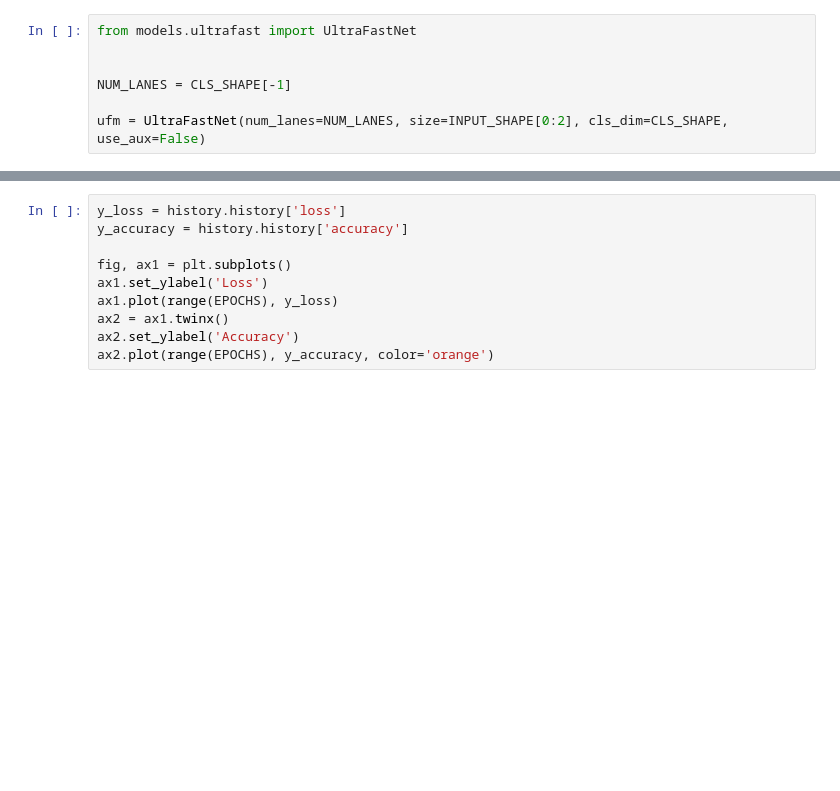
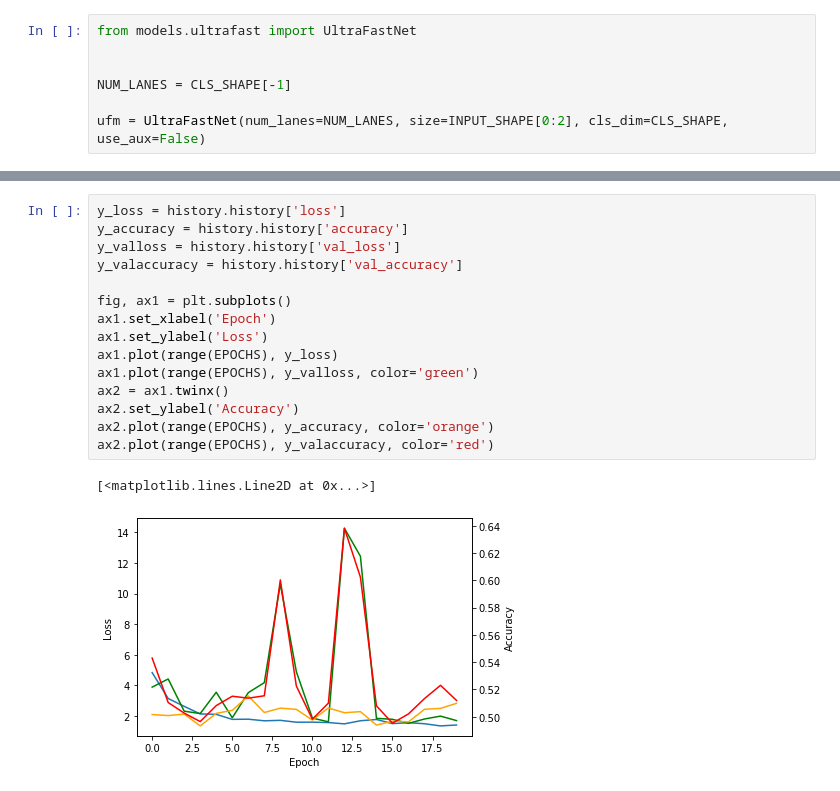
Before and after one commit to markus-k/ultrafast-lane-detection-tf2, a Jupyter notebook: Train.ipynb, the cells around one changed output, grey strips where cells are left out. Drawn from its saved outputs; the diff is of its cells as text; blank space fills up the shorter version.

```diff
--- a/Train.ipynb
+++ b/Train.ipynb
@@ -274,10 +286,18 @@ tf.Tensor(0.9999999, shape=(), dtype=float32)
 # %%
 y_loss = history.history['loss']
 y_accuracy = history.history['accuracy']
+y_valloss = history.history['val_loss']
+y_valaccuracy = history.history['val_accuracy']
 
 fig, ax1 = plt.subplots()
+ax1.set_xlabel('Epoch')
 ax1.set_ylabel('Loss')
 ax1.plot(range(EPOCHS), y_loss)
+ax1.plot(range(EPOCHS), y_valloss, color='green')
 ax2 = ax1.twinx()
 ax2.set_ylabel('Accuracy')
 ax2.plot(range(EPOCHS), y_accuracy, color='orange')
+ax2.plot(range(EPOCHS), y_valaccuracy, color='red')
+# %% [output]
+[<matplotlib.lines.Line2D at 0x...>]
+[figure, added]
```
Also changed, not shown: parts of 5 cells of this notebook, 1 other file.
